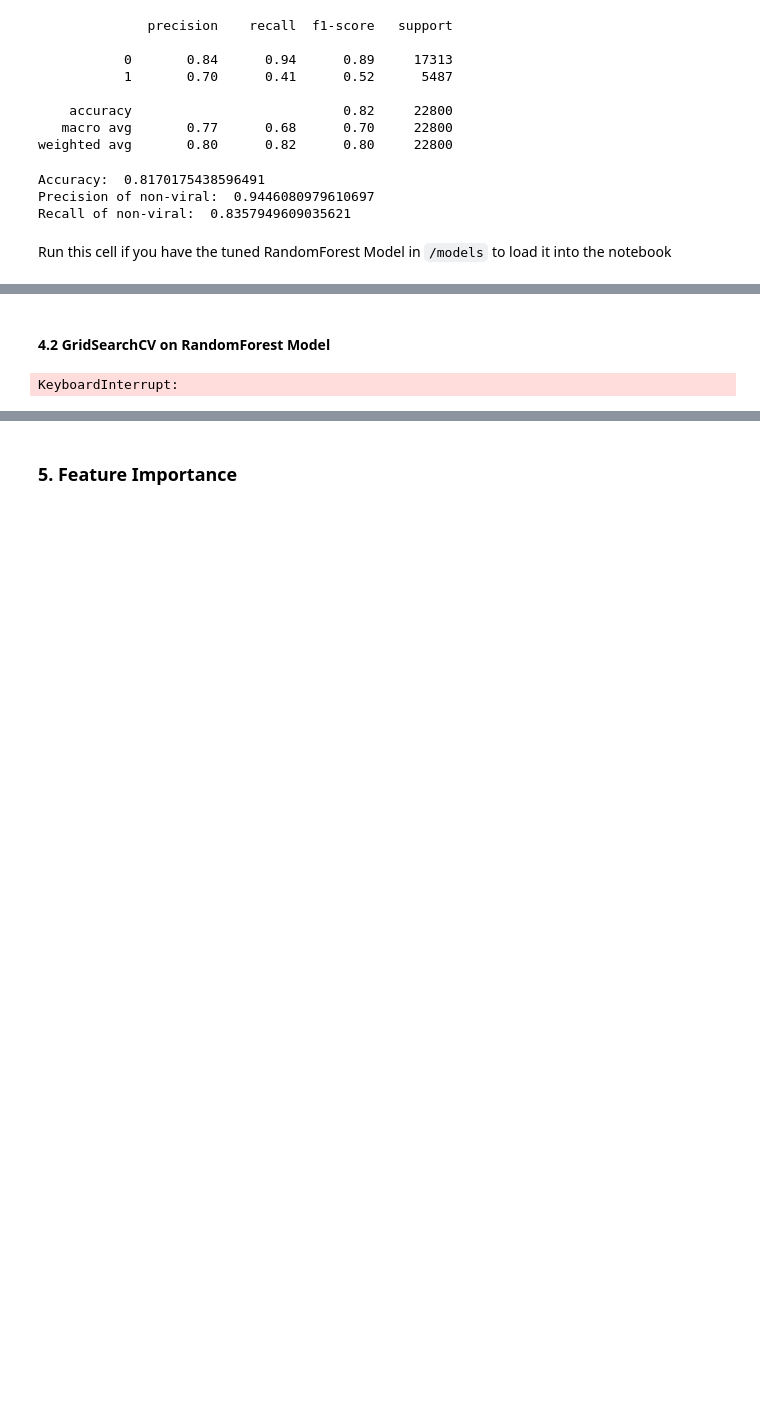
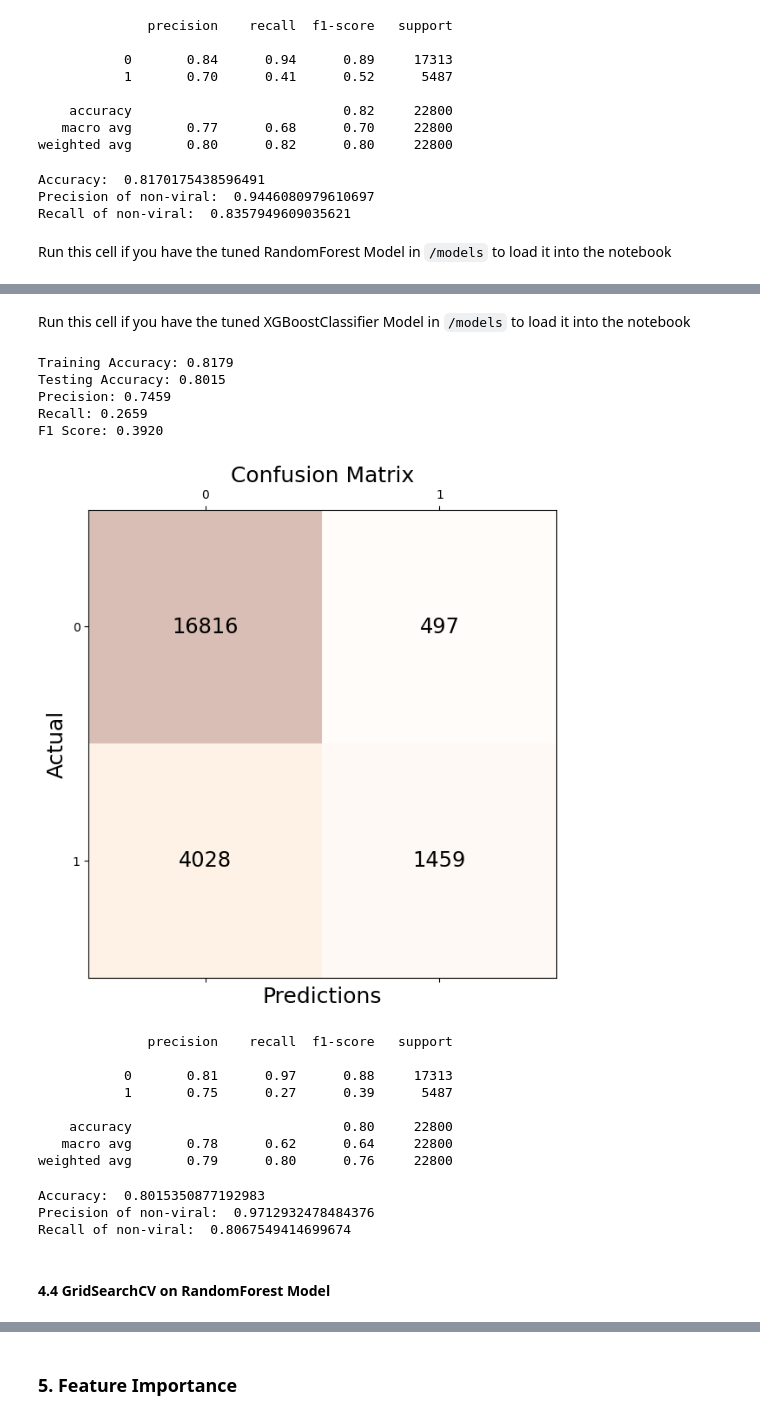
Before and after one commit to vancenceho/viral-content-predictor, a Jupyter notebook: notebooks/02_spotify_model_baseline.ipynb, the cells around one changed output, grey strips where cells are left out. Drawn from its saved outputs; the diff is of its cells as text; code cells hidden in the pictures; blank space fills up the shorter version.

```diff
--- a/notebooks/02_spotify_model_baseline.ipynb
+++ b/notebooks/02_spotify_model_baseline.ipynb
@@ -371,0 +536,9 @@ rf_tuned = load("models/rf_tuned.joblib")
+# %%
+param_grid = {
+    "max_depth": [4, 6, 8],
+    "min_child_weight": [1, 5],
+    "subsample": [0.8, 1.0],
+    "colsample_bytree": [0.8, 1.0],
+    "learning_rate": [0.05, 0.1],
+    "gamma": [0, 2]
+}
@@ -371,0 +619,5 @@ rf_tuned = load("models/rf_tuned.joblib")
+# %%
+best_params = grid_search.best_params_
+
+xgb_tuned = XGBClassifier(**best_params)
+xgb_tuned.fit(X_train, y_train)
@@ -372,5 +636,58 @@ rf_tuned = load("models/rf_tuned.joblib")
+# %% [markdown]
+Run this cell if you have the tuned XGBoostClassifier Model in `/models` to load it into the notebook
+# %%
+xgb_tuned = load("models/xgb_tuned.joblib")
+# %%
+y_train_pred_xgb_tuned = xgb_tuned.predict(X_train)
+y_test_pred_xgb_tuned = xgb_tuned.predict(X_test)
+
+# Model Evaluations
+print(f"Training Accuracy: {accuracy_score(y_train, y_train_pred_xgb_tuned):.4f}")
+print(f"Testing Accuracy: {accuracy_score(y_test, y_test_pred_xgb_tuned):.4f}")
+print(f"Precision: {precision_score(y_test, y_test_pred_xgb_tuned):.4f}")
+print(f"Recall: {recall_score(y_test, y_test_pred_xgb_tuned):.4f}")
+print(f"F1 Score: {f1_score(y_test, y_test_pred_xgb_tuned):.4f}")
+
+conf_matrix_xgb_tuned = confusion_matrix(y_test, y_test_pred_xgb_tuned)
+
+fig, ax = plt.subplots(figsize=(10, 7))
+ax.matshow(conf_matrix_xgb_tuned, cmap=plt.cm.Oranges, alpha=0.3)
+for i in range(conf_matrix_xgb_tuned.shape[0]):
+    for j in range(conf_matrix_xgb_tuned.shape[1]):
+        ax.text(x=j, y=i, s=conf_matrix_xgb_tuned[i, j], va='center', ha='center', size='xx-large')
+
+
+plt.title('Confusion Matrix', fontsize=18)
+plt.xlabel('Predictions', fontsize=18)
+plt.ylabel('Actual', fontsize=18)
+plt.show()
+
+print(classification_report(y_test, y_test_pred_xgb_tuned))
+# %% [output]
+Training Accuracy: 0.8179
+Testing Accuracy: 0.8015
+Precision: 0.7459
+Recall: 0.2659
+F1 Score: 0.3920
+[figure, added]
+              precision    recall  f1-score   support
+
+           0       0.81      0.97      0.88     17313
+           1       0.75      0.27      0.39      5487
+
+    accuracy                           0.80     22800
+   macro avg       0.78      0.62      0.64     22800
+weighted avg       0.79      0.80      0.76     22800
+# %%
+print("Accuracy: ", (conf_matrix_xgb_tuned[0,0]+conf_matrix_xgb_tuned[1,1])/(conf_matrix_xgb_tuned[0,0]+conf_matrix_xgb_tuned[1,1]+conf_matrix_xgb_tuned[0,1]+conf_matrix_xgb_tuned[1,0]) )
+print("Precision of non-viral: ", (conf_matrix_xgb_tuned[0,0])/(conf_matrix_xgb_tuned[0,0]+conf_matrix_xgb_tuned[0,1]) )
+print("Recall of non-viral: ", (conf_matrix_xgb_tuned[0,0])/(conf_matrix_xgb_tuned[0,0]+conf_matrix_xgb_tuned[1,0]) )
+# %% [output]
+Accuracy:  0.8015350877192983
+Precision of non-viral:  0.9712932478484376
+Recall of non-viral:  0.8067549414699674
 # %% [markdown]
-#### 4.2 GridSearchCV on RandomForest Model
+#### 4.4 GridSearchCV on RandomForest Model
 # %%
 # Create parameter grid based on the results of random search
 param_grid = {
@@ -389,4 +699,0 @@ grid_search = GridSearchCV(estimator=rf_base, param_grid=param_grid, scoring='re
-# %%
-grid_search.fit(X_train, y_train)
-# %% [output]
-KeyboardInterrupt:
```
Also changed, not shown: parts of 33 cells of this notebook.
